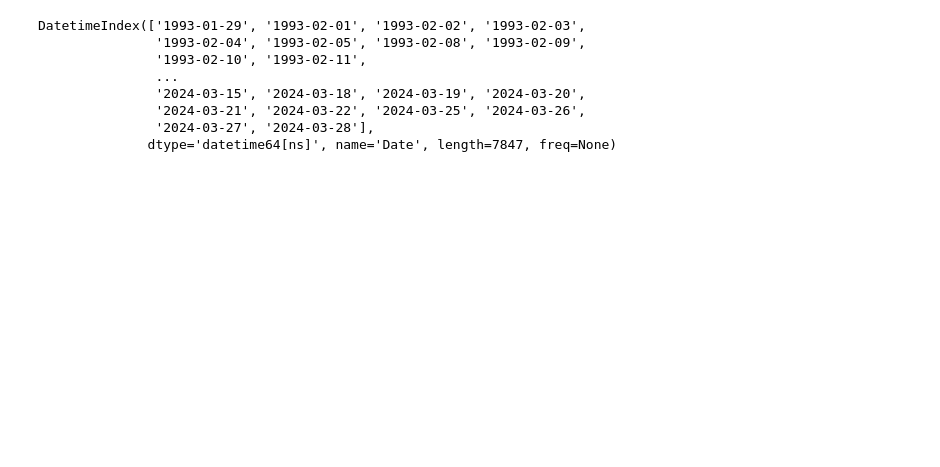
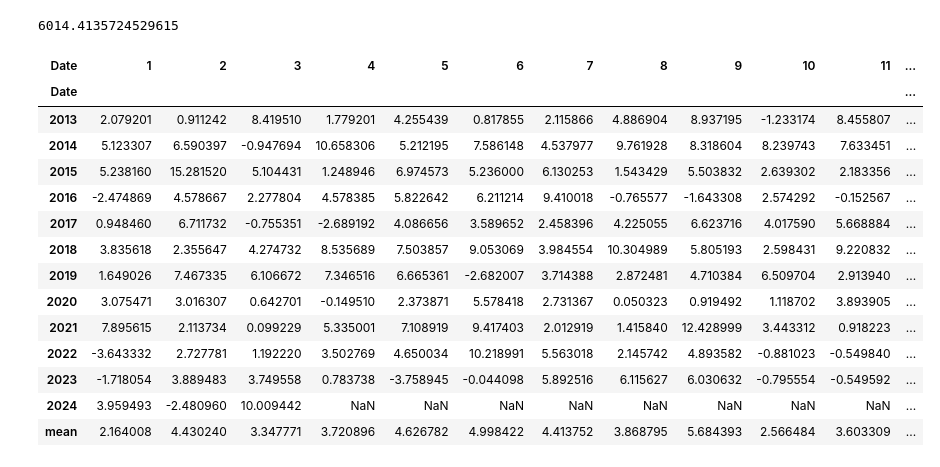
Before and after one commit to nabz78350/backtesting, a Jupyter notebook: strat_dividend_disconnect.ipynb, the cells around one changed output. Cells and saved outputs as stored; diff of their text form; code cells hidden in the pictures; blank space fills up the shorter version.

```diff
--- a/strat_dividend_disconnect.ipynb
+++ b/strat_dividend_disconnect.ipynb
@@ -207,14 +153,28 @@ TypeError: DataFrame.pivot() takes 1 positional argument but 4 were given
-# %%
-SP500 , pnl  = pd.concat([SP500,pnl],axis=1).dropna().iloc[:,0], pd.concat([SP500,pnl],axis=1).dropna().iloc[:,1]
-# %%
-SP500.index = SP500.index.tz_localize(None)
-SP500.index
-# %% [output]
-DatetimeIndex(['1993-01-29', '1993-02-01', '1993-02-02', '1993-02-03',
-               '1993-02-04', '1993-02-05', '1993-02-08', '1993-02-09',
-               '1993-02-10', '1993-02-11',
-               ...
-               '2024-03-15', '2024-03-18', '2024-03-19', '2024-03-20',
-               '2024-03-21', '2024-03-22', '2024-03-25', '2024-03-26',
-               '2024-03-27', '2024-03-28'],
-              dtype='datetime64[ns]', name='Date', length=7847, freq=None)
+# %%
+pnl.std()
+# %% [output]
+6014.4135724529615
+# %%
+
+sr_monthly = pnl.groupby([pnl.index.year,pnl.index.month]).apply(sharpe).dropna()
+# %%
+sr_monthly_table = sr_monthly.unstack()
+sr_monthly_table['mean'] = sr_monthly_table.mean(1)
+sr_monthly_table.loc['mean'] = sr_monthly_table.mean(0)
+sr_monthly_table
+# %% [output]
+| Date | 1 | 2 | 3 | 4 | 5 | 6 | 7 | 8 | 9 | 10 | 11 | ... |
+| Date |  |  |  |  |  |  |  |  |  |  |  | ... |
+| 2013 | 2.079201 | 0.911242 | 8.419510 | 1.779201 | 4.255439 | 0.817855 | 2.115866 | 4.886904 | 8.937195 | -1.233174 | 8.455807 | ... |
+| 2014 | 5.123307 | 6.590397 | -0.947694 | 10.658306 | 5.212195 | 7.586148 | 4.537977 | 9.761928 | 8.318604 | 8.239743 | 7.633451 | ... |
+| 2015 | 5.238160 | 15.281520 | 5.104431 | 1.248946 | 6.974573 | 5.236000 | 6.130253 | 1.543429 | 5.503832 | 2.639302 | 2.183356 | ... |
+| 2016 | -2.474869 | 4.578667 | 2.277804 | 4.578385 | 5.822642 | 6.211214 | 9.410018 | -0.765577 | -1.643308 | 2.574292 | -0.152567 | ... |
+| 2017 | 0.948460 | 6.711732 | -0.755351 | -2.689192 | 4.086656 | 3.589652 | 2.458396 | 4.225055 | 6.623716 | 4.017590 | 5.668884 | ... |
+| 2018 | 3.835618 | 2.355647 | 4.274732 | 8.535689 | 7.503857 | 9.053069 | 3.984554 | 10.304989 | 5.805193 | 2.598431 | 9.220832 | ... |
+| 2019 | 1.649026 | 7.467335 | 6.106672 | 7.346516 | 6.665361 | -2.682007 | 3.714388 | 2.872481 | 4.710384 | 6.509704 | 2.913940 | ... |
+| 2020 | 3.075471 | 3.016307 | 0.642701 | -0.149510 | 2.373871 | 5.578418 | 2.731367 | 0.050323 | 0.919492 | 1.118702 | 3.893905 | ... |
+| 2021 | 7.895615 | 2.113734 | 0.099229 | 5.335001 | 7.108919 | 9.417403 | 2.012919 | 1.415840 | 12.428999 | 3.443312 | 0.918223 | ... |
+| 2022 | -3.643332 | 2.727781 | 1.192220 | 3.502769 | 4.650034 | 10.218991 | 5.563018 | 2.145742 | 4.893582 | -0.881023 | -0.549840 | ... |
+| 2023 | -1.718054 | 3.889483 | 3.749558 | 0.783738 | -3.758945 | -0.044098 | 5.892516 | 6.115627 | 6.030632 | -0.795554 | -0.549592 | ... |
+| 2024 | 3.959493 | -2.480960 | 10.009442 | NaN | NaN | NaN | NaN | NaN | NaN | NaN | NaN | ... |
+| mean | 2.164008 | 4.430240 | 3.347771 | 3.720896 | 4.626782 | 4.998422 | 4.413752 | 3.868795 | 5.684393 | 2.566484 | 3.603309 | ... |
```
Also changed, not shown: parts of 13 cells of this notebook, 7 other files.
